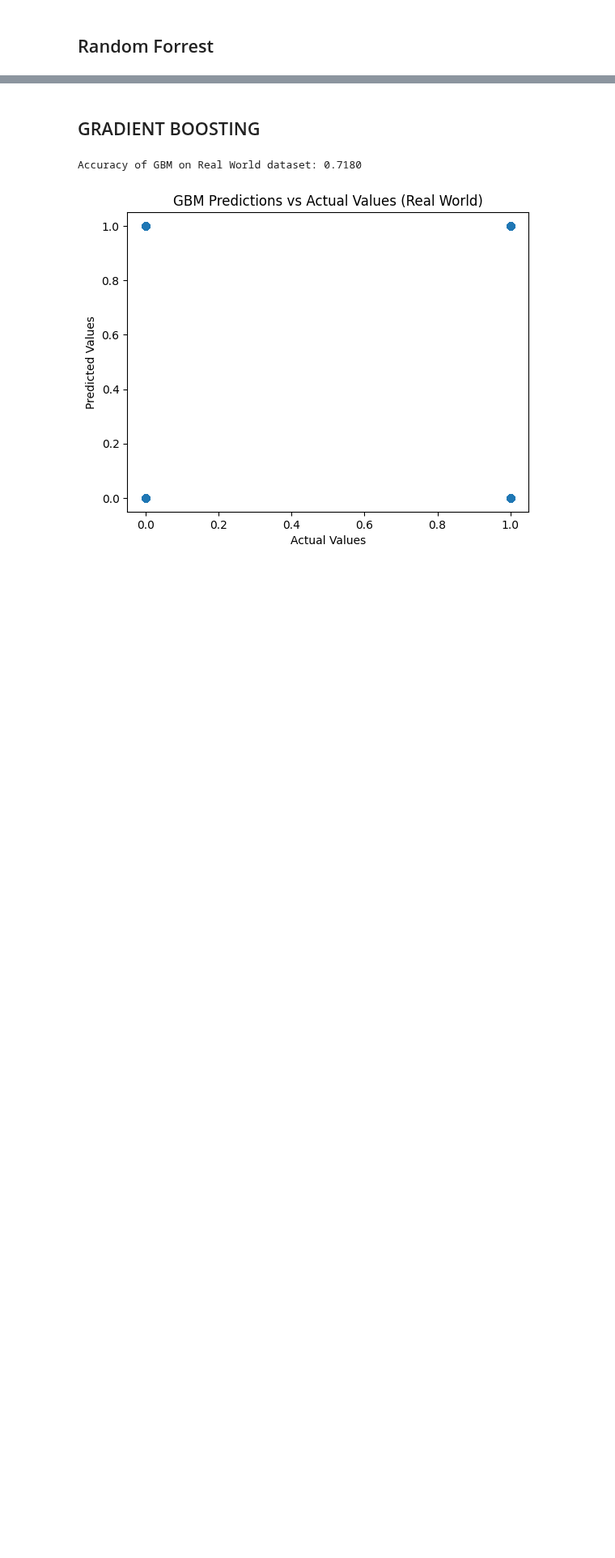
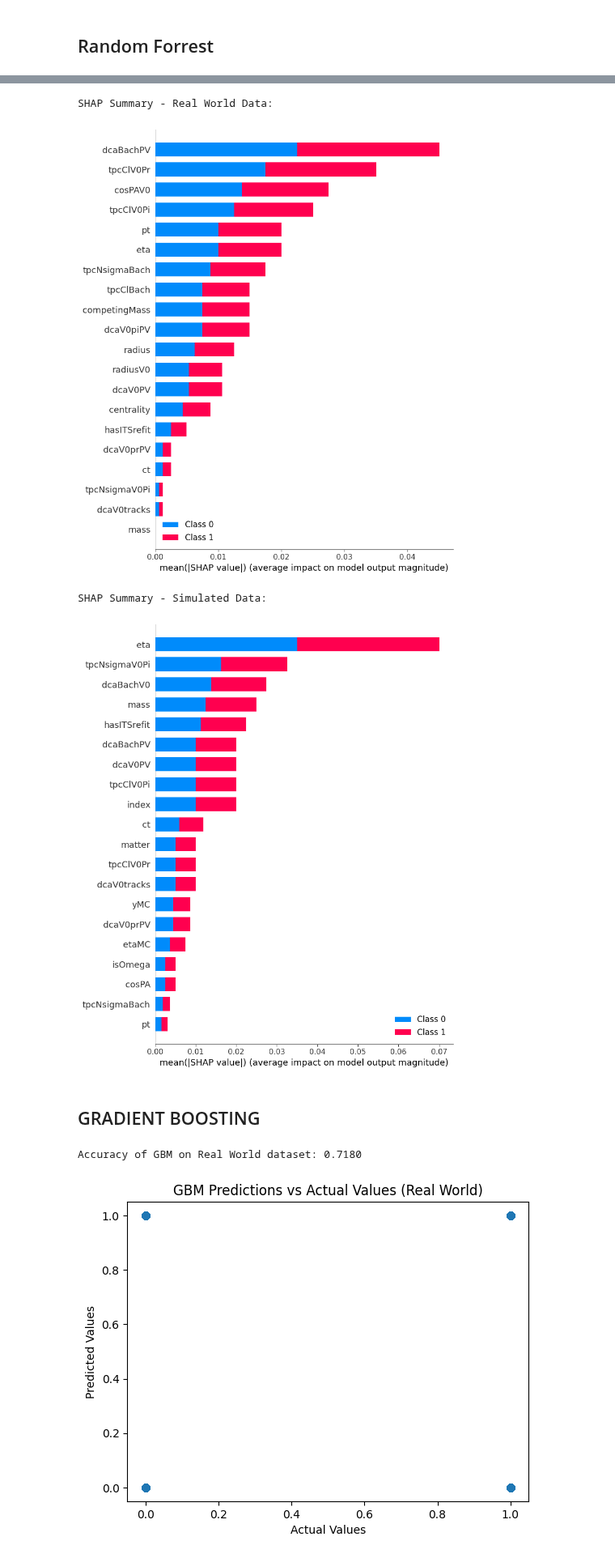
Before and after one commit to robertnesterodhiambo/Advanced_Data_analysis, a Jupyter notebook: viuzlization (copy).ipynb, the cells around one changed output, grey strips where cells are left out. Shown at 81% size. Cells and saved outputs as stored; diff of their text form; code cells hidden in the pictures; blank space fills up the shorter version.

```diff
--- a/viuzlization (copy).ipynb
+++ b/viuzlization (copy).ipynb
@@ -659,3 +728,25 @@ else:
+# %%
+import shap
+
+# Create SHAP explainer objects
+explainer_real = shap.TreeExplainer(rf_real)
+explainer_simulated = shap.TreeExplainer(rf_simulated)
+
+# Generate SHAP values for test data
+shap_values_real = explainer_real.shap_values(X_test_real)
+shap_values_simulated = explainer_simulated.shap_values(X_test_simulated)
+
+# Print SHAP summary
+print("SHAP Summary - Real World Data:")
+shap.summary_plot(shap_values_real, X_test_real)
+
+print("SHAP Summary - Simulated Data:")
+shap.summary_plot(shap_values_simulated, X_test_simulated)
+# %% [output]
+SHAP Summary - Real World Data:
+[figure, added]
+SHAP Summary - Simulated Data:
+[figure, added]
 # %% [markdown]
 ## GRADIENT BOOSTING
 # %%
```
Also changed, not shown: parts of 22 cells of this notebook.
